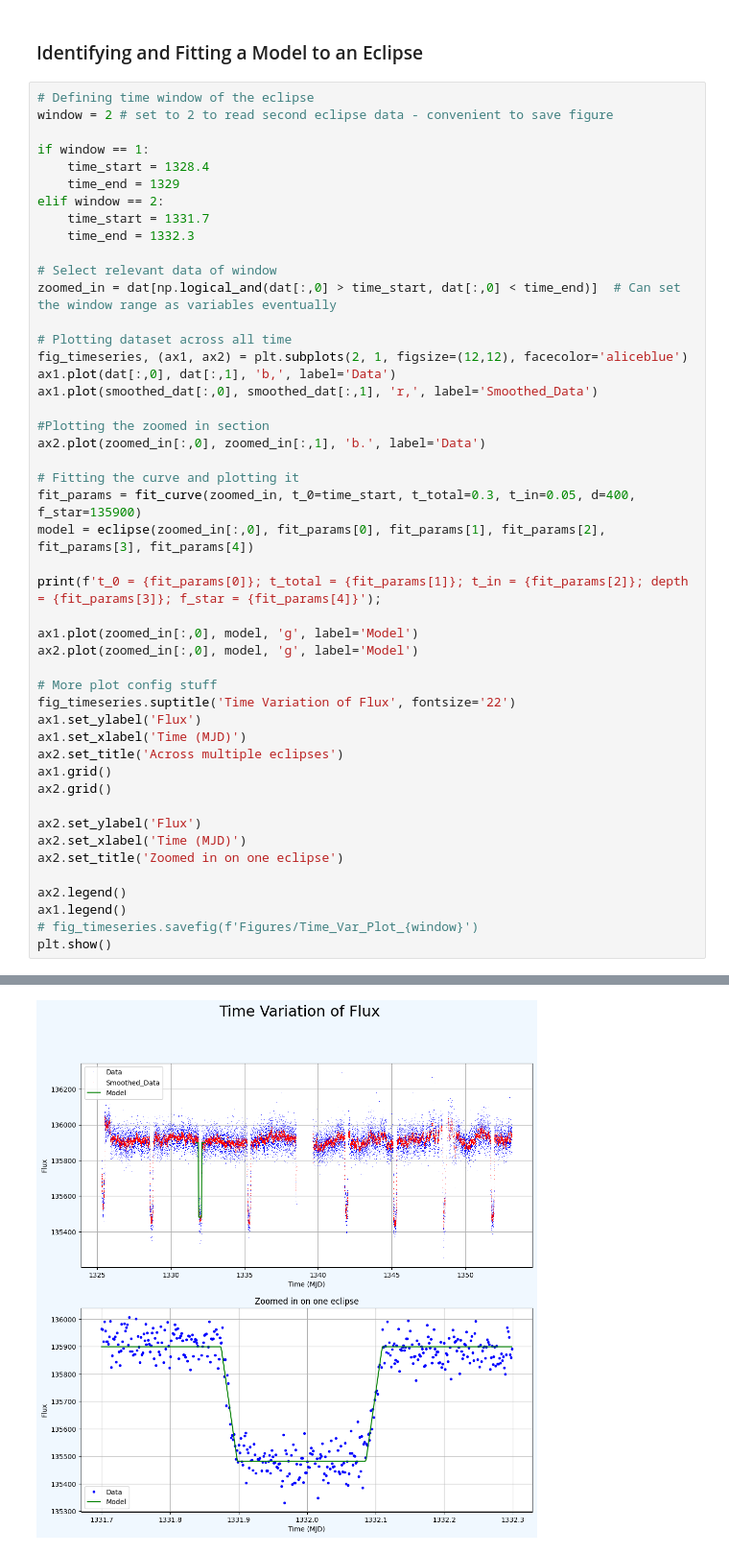
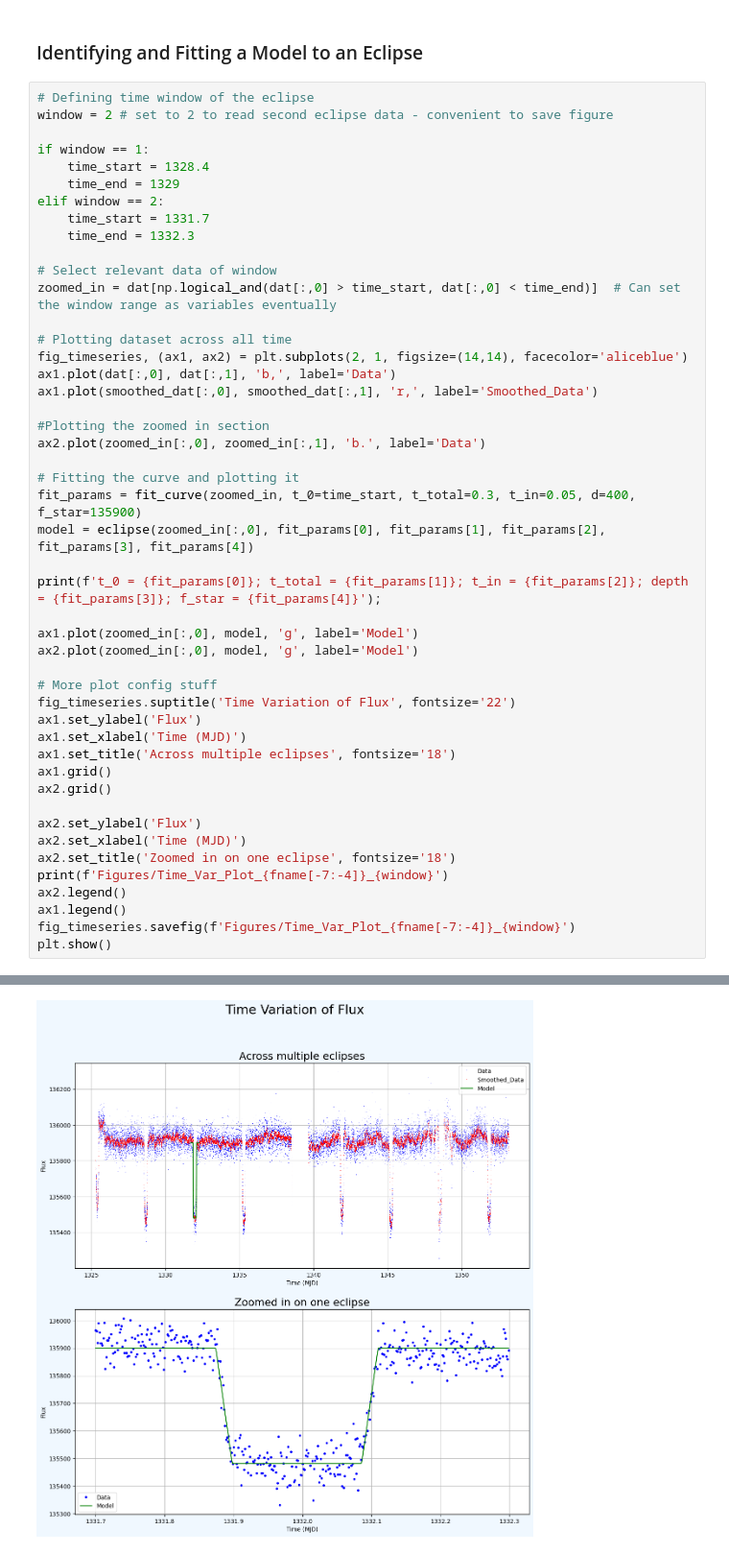
Before and after one commit to ShashanthS/ExoplanetTransitModelling, a Jupyter notebook: Assignment2_ShashanthSriramanathan.ipynb, the cells around one changed output, grey strips where cells are left out. Shown: that part at 96% size. Cells and saved outputs as stored; diff of their text form.

```diff
--- a/Assignment2_ShashanthSriramanathan.ipynb
+++ b/Assignment2_ShashanthSriramanathan.ipynb
@@ -109,7 +103,7 @@ elif window == 2:
 zoomed_in = dat[np.logical_and(dat[:,0] > time_start, dat[:,0] < time_end)]  # Can set the window range as variables eventually
 
 # Plotting dataset across all time
-fig_timeseries, (ax1, ax2) = plt.subplots(2, 1, figsize=(12,12), facecolor='aliceblue')
+fig_timeseries, (ax1, ax2) = plt.subplots(2, 1, figsize=(14,14), facecolor='aliceblue')
 ax1.plot(dat[:,0], dat[:,1], 'b,', label='Data')
 ax1.plot(smoothed_dat[:,0], smoothed_dat[:,1], 'r,', label='Smoothed_Data')
 
@@ -129,17 +123,17 @@ ax2.plot(zoomed_in[:,0], model, 'g', label='Model')
 fig_timeseries.suptitle('Time Variation of Flux', fontsize='22')
 ax1.set_ylabel('Flux')
 ax1.set_xlabel('Time (MJD)')
-ax2.set_title('Across multiple eclipses')
+ax1.set_title('Across multiple eclipses', fontsize='18')
 ax1.grid()
 ax2.grid()
 
 ax2.set_ylabel('Flux')
 ax2.set_xlabel('Time (MJD)')
-ax2.set_title('Zoomed in on one eclipse')
-
+ax2.set_title('Zoomed in on one eclipse', fontsize='18')
+print(f'Figures/Time_Var_Plot_{fname[-7:-4]}_{window}')
 ax2.legend()
 ax1.legend()
-# fig_timeseries.savefig(f'Figures/Time_Var_Plot_{window}')
+fig_timeseries.savefig(f'Figures/Time_Var_Plot_{fname[-7:-4]}_{window}')
 plt.show()
 # %% [output]
 t_0 = 1331.874337467175; t_total = 0.23518076954273218; t_in = 0.023773625877285362; depth = 417.7878705772469; f_star = 135899.59731821012
@@ -146,2 +141,2 @@ t_0 = 1331.874337467175; t_total = 0.23518076954273218; t_in = 0.023773625877285
-[figure, old version]
+[figure, new version]
 # %% [markdown]
```
Also changed, not shown: parts of 4 cells of this notebook, 4 other files.
